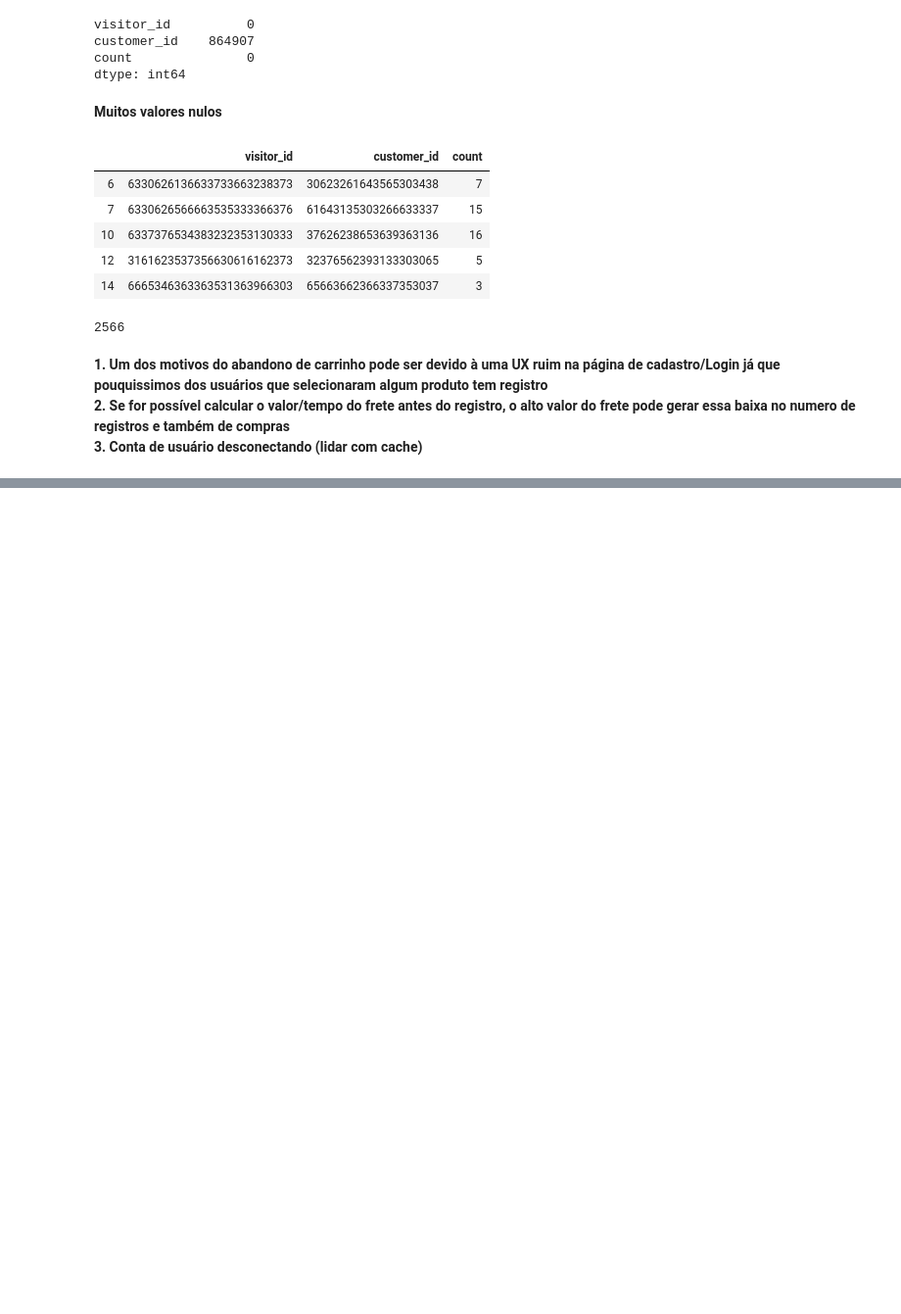
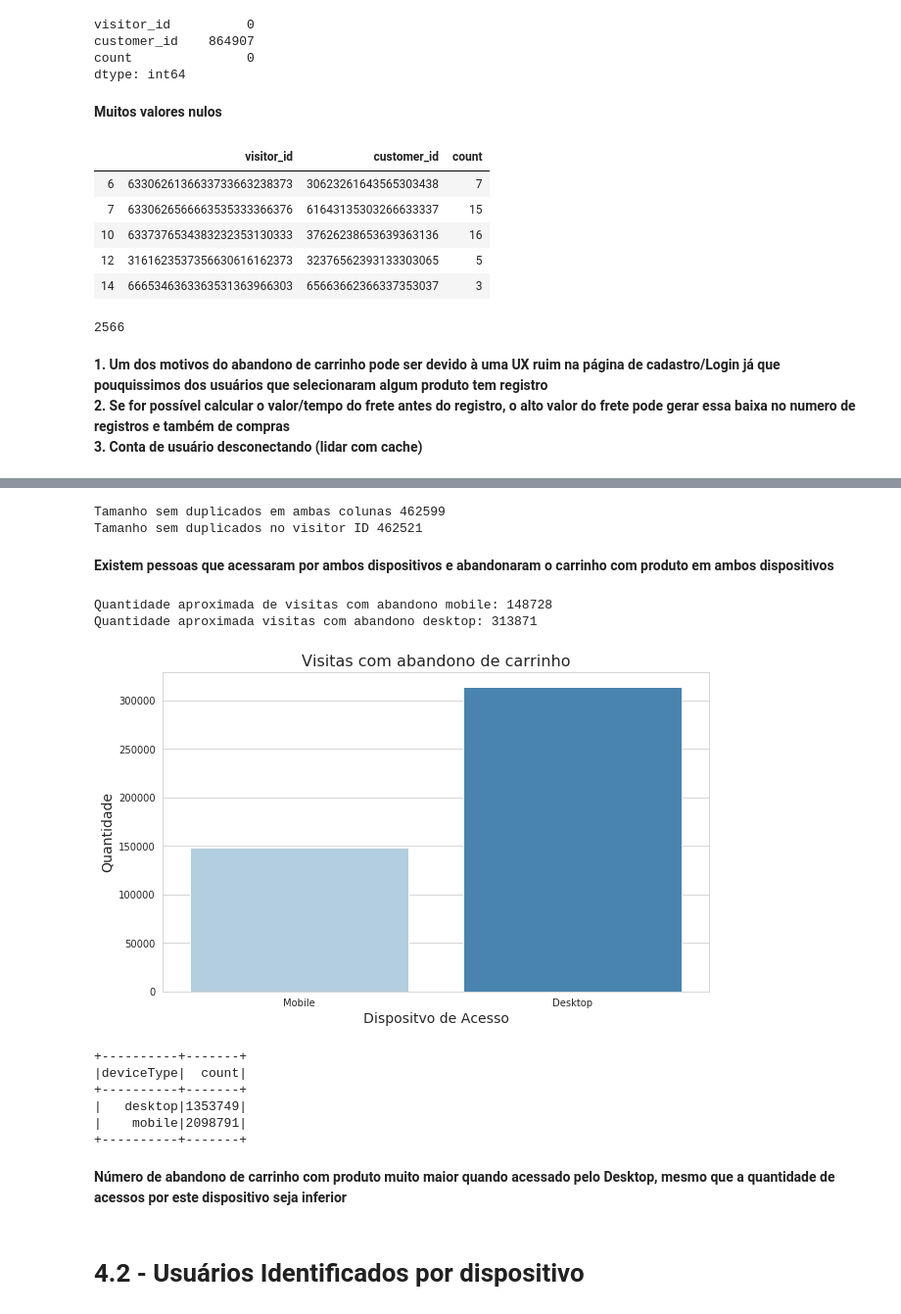
Before and after one commit to vinicvaz/Linx-DataAnalysis, a Jupyter notebook: PageViews.ipynb, the cells around one changed output, grey strips where cells are left out. Shown at 98% size. Cells and saved outputs as stored; diff of their text form; code cells hidden in the pictures; blank space fills up the shorter version.

Commit message:
Add device Analysis on Pageviews

```diff
--- a/PageViews.ipynb
+++ b/PageViews.ipynb
@@ -350,0 +358,4 @@ len(clients_cart)
+# %%
+## Agrupa Visitantes e dispositivo respectivo utilizado
+id_device_sp = df.groupby(['visitor_id','deviceType']).count()
+id_device_sp.show(5)
@@ -350,0 +373,6 @@ len(clients_cart)
+# %%
+id_device = id_device_sp.select("*").toPandas()
+# %%
+## Selecionar Visitantes que abandonram carrinho
+cart_devices = id_device[id_device.visitor_id.isin(no_cart_list)]
+cart_devices.head()
@@ -350,0 +386,4 @@ len(clients_cart)
+# %%
+## Reordena DF ount
+cart_devices = cart_devices.groupby(['visitor_id', 'deviceType']).sum().reset_index()
+cart_devices.head()
@@ -350,0 +397,37 @@ len(clients_cart)
+# %%
+print('Tamanho sem duplicados em ambas colunas', len(cart_devices.drop_duplicates(['visitor_id','deviceType'])))
+print("Tamanho sem duplicados no visitor ID",len(cart_devices.drop_duplicates(['visitor_id'])))
+# %% [output]
+Tamanho sem duplicados em ambas colunas 462599
+Tamanho sem duplicados no visitor ID 462521
+# %% [markdown]
+**Existem pessoas que acessaram por ambos dispositivos e abandonaram o carrinho com produto em ambos dispositivos**
+# %%
+print('Quantidade aproximada de visitas com abandono mobile:',len(cart_devices[cart_devices['deviceType']=='mobile']))
+print('Quantidade aproximada visitas com abandono desktop:',len(cart_devices[cart_devices['deviceType']=='desktop']))
+# %% [output]
+Quantidade aproximada de visitas com abandono mobile: 148728
+Quantidade aproximada visitas com abandono desktop: 313871
+# %%
+plt.figure(figsize=(10,6))
+ax1 = sns.countplot(x='deviceType',data=cart_devices, palette='Blues')
+ax1.set_xlabel('Dispositvo de Acesso', fontsize=14)
+ax1.set_ylabel('Quantidade', fontsize=14)
+ax1.set_xticklabels(['Mobile','Desktop'])
+ax1.set_title('Visitas com abandono de carrinho', fontsize=16)
+plt.savefig('./Images/Online/Cart-Abandonment-Devices.jpg')
+# %% [output]
+[figure, added]
+# %%
+df.groupby('deviceType').count().show()
+# %% [output]
++----------+-------+
+|deviceType|  count|
++----------+-------+
+|   desktop|1353749|
+|    mobile|2098791|
++----------+-------+
+# %% [markdown]
+**Número de abandono de carrinho com produto muito maior quando acessado pelo Desktop, mesmo que a quantidade de acessos por este dispositivo seja inferior**
+# %% [markdown]
+# 4.2 - Usuários Identificados por dispositivo
```
Also changed, not shown: parts of 15 cells of this notebook, 2 other files.
